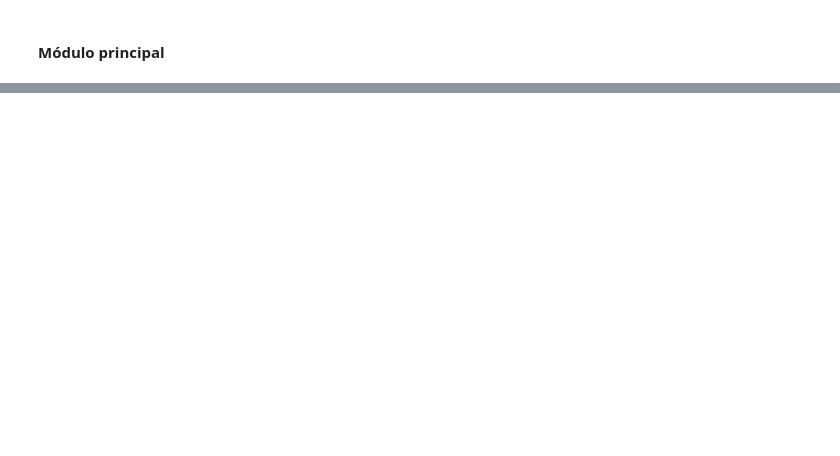
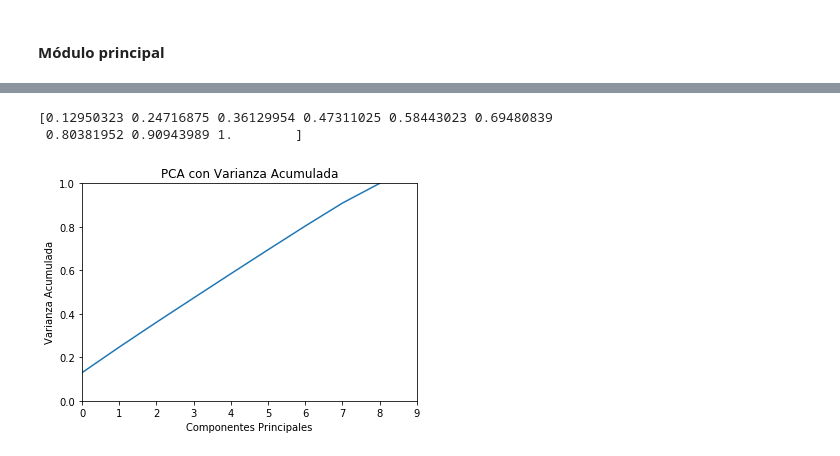
Before and after one commit to Dfriveraa/Accident-predictor, a Jupyter notebook: Main.ipynb, the cells around one changed output, grey strips where cells are left out. Drawn from its saved outputs; the diff is of its cells as text; code cells hidden in the pictures; blank space fills up the shorter version.

```diff
--- a/Main.ipynb
+++ b/Main.ipynb
@@ -55,0 +24,10 @@ array([ 1,  9,  6, 27,  7, 23, 16, 26, 30,  0, 19,  4, 17, 18, 14,  2, 28,
+# %%
+le = LabelEncoder()
+features = ['DIA_NOMBRE', 'CLASE', 'DIRECCION', 'TIPO_GEOCOD', 'BARRIO', 'COMUNA', 'DISENO', 'MES', 'DIA']
+x=df.loc[:,features].apply(le.fit_transform)
+x=StandardScaler().fit_transform(x)
+y=df.loc[:,['GRAVEDAD']]
+
+
+# dfe=df.apply(le.fit_transform)
+# print(dfe.head())
@@ -55,0 +50,21 @@ array([ 1,  9,  6, 27,  7, 23, 16, 26, 30,  0, 19,  4, 17, 18, 14,  2, 28,
+# %%
+#Varianza acumulada
+fil, col = x.shape
+from matplotlib import pyplot
+import numpy as np
+ALL_PCA = PCA(col, random_state=None,
+                 svd_solver='auto', tol=0.0, whiten=False).fit(x)
+ALL_Componentes = np.cumsum(ALL_PCA.explained_variance_ratio_)
+print(ALL_Componentes)
+
+pyplot.plot(np.arange(len(ALL_Componentes)), ALL_Componentes)
+pyplot.xlabel('Componentes Principales')
+pyplot.ylabel('Varianza Acumulada')
+pyplot.title('PCA con Varianza Acumulada')
+pyplot.xlim(0, len(ALL_Componentes))
+pyplot.ylim(0, 1)
+pyplot.show()
+# %% [output]
+[0.12950323 0.24716875 0.36129954 0.47311025 0.58443023 0.69480839
+ 0.80381952 0.90943989 1.        ]
+[figure, added]
```
Also changed, not shown: parts of 12 cells of this notebook.
